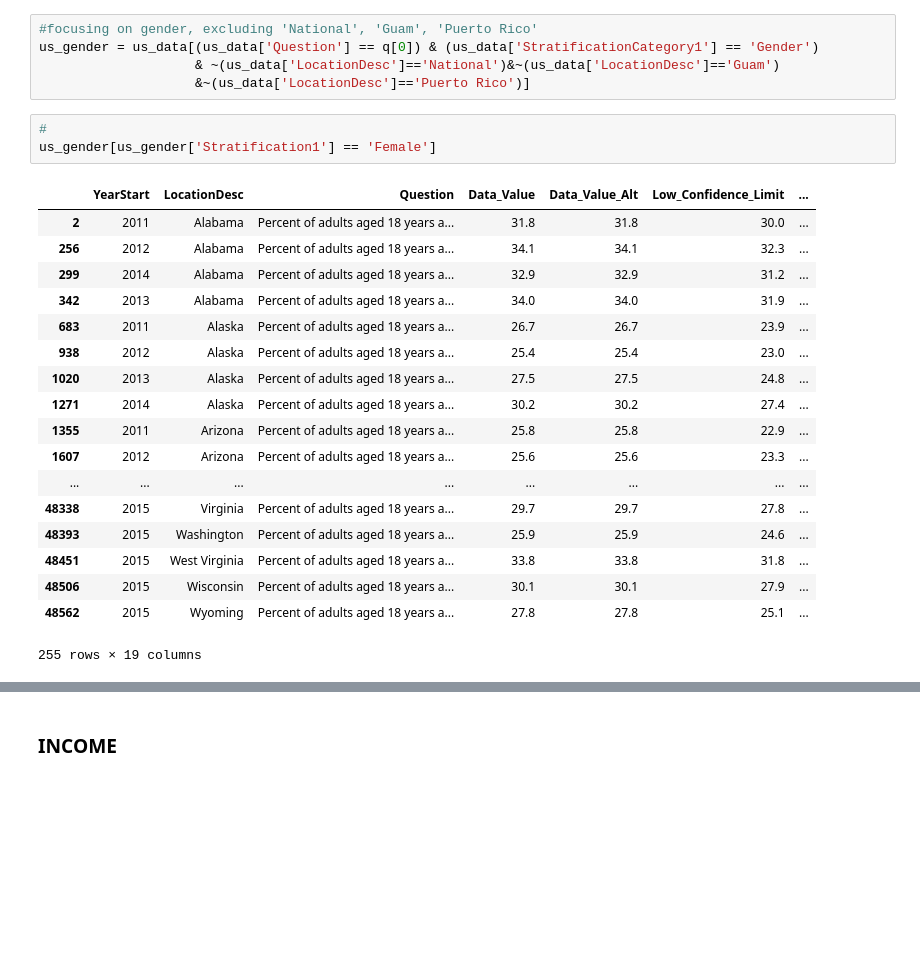
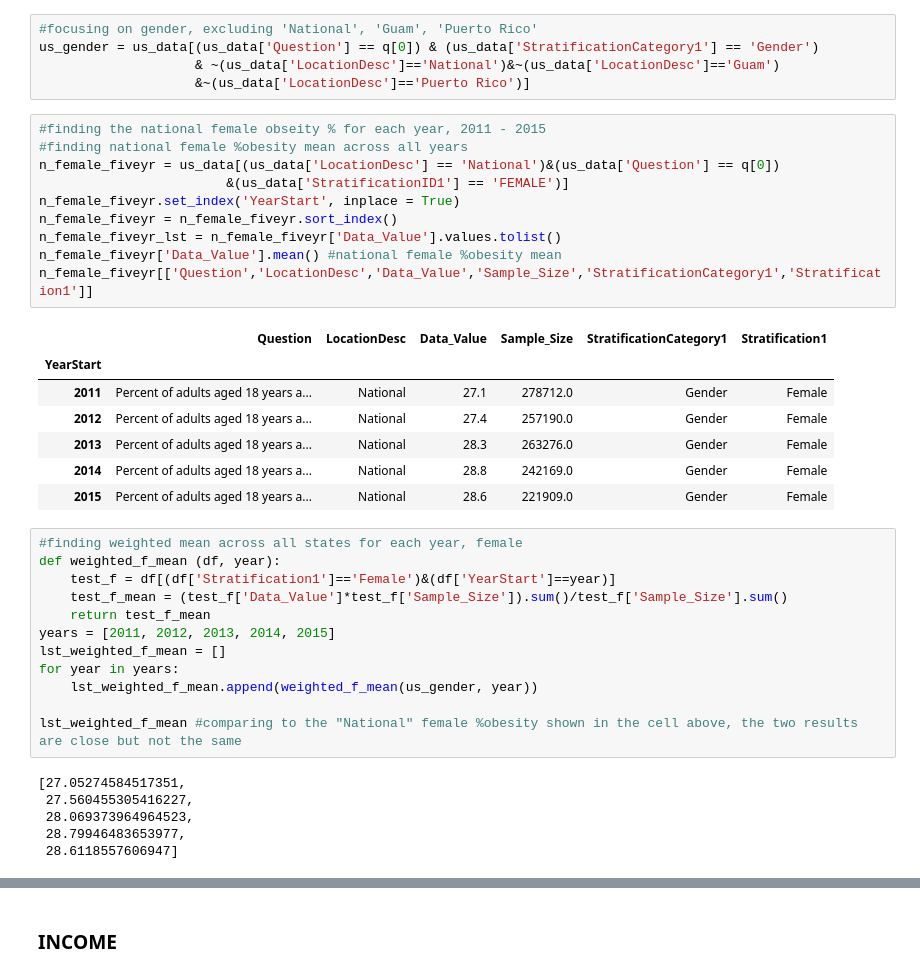
Before and after one commit to jiexiqu/obesityintheus, a Jupyter notebook: explore_eda_obesity.ipynb, the cells around one changed output, grey strips where cells are left out. Cells and saved outputs as stored; diff of their text form; blank space fills up the shorter version.

```diff
--- a/explore_eda_obesity.ipynb
+++ b/explore_eda_obesity.ipynb
@@ -252,26 +231,40 @@ plt.tight_layout
 us_gender = us_data[(us_data['Question'] == q[0]) & (us_data['StratificationCategory1'] == 'Gender')
                     & ~(us_data['LocationDesc']=='National')&~(us_data['LocationDesc']=='Guam')
                     &~(us_data['LocationDesc']=='Puerto Rico')]
-# %%
-#
-us_gender[us_gender['Stratification1'] == 'Female']
-# %% [output]
-|  | YearStart | LocationDesc | Question | Data_Value | Data_Value_Alt | Low_Confidence_Limit | ... |
-| 2 | 2011 | Alabama | Percent of adults aged 18 years a... | 31.8 | 31.8 | 30.0 | ... |
-| 256 | 2012 | Alabama | Percent of adults aged 18 years a... | 34.1 | 34.1 | 32.3 | ... |
-| 299 | 2014 | Alabama | Percent of adults aged 18 years a... | 32.9 | 32.9 | 31.2 | ... |
-| 342 | 2013 | Alabama | Percent of adults aged 18 years a... | 34.0 | 34.0 | 31.9 | ... |
-| 683 | 2011 | Alaska | Percent of adults aged 18 years a... | 26.7 | 26.7 | 23.9 | ... |
-| 938 | 2012 | Alaska | Percent of adults aged 18 years a... | 25.4 | 25.4 | 23.0 | ... |
-| 1020 | 2013 | Alaska | Percent of adults aged 18 years a... | 27.5 | 27.5 | 24.8 | ... |
-| 1271 | 2014 | Alaska | Percent of adults aged 18 years a... | 30.2 | 30.2 | 27.4 | ... |
-| 1355 | 2011 | Arizona | Percent of adults aged 18 years a... | 25.8 | 25.8 | 22.9 | ... |
-| 1607 | 2012 | Arizona | Percent of adults aged 18 years a... | 25.6 | 25.6 | 23.3 | ... |
-| ... | ... | ... | ... | ... | ... | ... | ... |
-| 48338 | 2015 | Virginia | Percent of adults aged 18 years a... | 29.7 | 29.7 | 27.8 | ... |
-| 48393 | 2015 | Washington | Percent of adults aged 18 years a... | 25.9 | 25.9 | 24.6 | ... |
-| 48451 | 2015 | West Virginia | Percent of adults aged 18 years a... | 33.8 | 33.8 | 31.8 | ... |
-| 48506 | 2015 | Wisconsin | Percent of adults aged 18 years a... | 30.1 | 30.1 | 27.9 | ... |
-| 48562 | 2015 | Wyoming | Percent of adults aged 18 years a... | 27.8 | 27.8 | 25.1 | ... |
-255 rows × 19 columns
+# %%
+#finding the national female obseity % for each year, 2011 - 2015
+#finding national female %obesity mean across all years
+n_female_fiveyr = us_data[(us_data['LocationDesc'] == 'National')&(us_data['Question'] == q[0])
+                        &(us_data['StratificationID1'] == 'FEMALE')]
+n_female_fiveyr.set_index('YearStart', inplace = True)
+n_female_fiveyr = n_female_fiveyr.sort_index()
+n_female_fiveyr_lst = n_female_fiveyr['Data_Value'].values.tolist()
+n_female_fiveyr['Data_Value'].mean() #national female %obesity mean
+n_female_fiveyr[['Question','LocationDesc','Data_Value','Sample_Size','StratificationCategory1','Stratification1']]
+# %% [output]
+|  | Question | LocationDesc | Data_Value | Sample_Size | StratificationCategory1 | Stratification1 |
+| YearStart |  |  |  |  |  |  |
+| 2011 | Percent of adults aged 18 years a... | National | 27.1 | 278712.0 | Gender | Female |
+| 2012 | Percent of adults aged 18 years a... | National | 27.4 | 257190.0 | Gender | Female |
+| 2013 | Percent of adults aged 18 years a... | National | 28.3 | 263276.0 | Gender | Female |
+| 2014 | Percent of adults aged 18 years a... | National | 28.8 | 242169.0 | Gender | Female |
+| 2015 | Percent of adults aged 18 years a... | National | 28.6 | 221909.0 | Gender | Female |
+# %%
+#finding weighted mean across all states for each year, female
+def weighted_f_mean (df, year):
+    test_f = df[(df['Stratification1']=='Female')&(df['YearStart']==year)]
+    test_f_mean = (test_f['Data_Value']*test_f['Sample_Size']).sum()/test_f['Sample_Size'].sum()
+    return test_f_mean
+years = [2011, 2012, 2013, 2014, 2015]
+lst_weighted_f_mean = []
+for year in years:
+    lst_weighted_f_mean.append(weighted_f_mean(us_gender, year))
+
+lst_weighted_f_mean #comparing to the "National" female %obesity shown in the cell above, the two results are close but not the same
+# %% [output]
+[27.05274584517351,
+ 27.560455305416227,
+ 28.069373964964523,
+ 28.79946483653977,
+ 28.6118557606947]
 # %%
```
Also changed, not shown: parts of 72 cells of this notebook.
